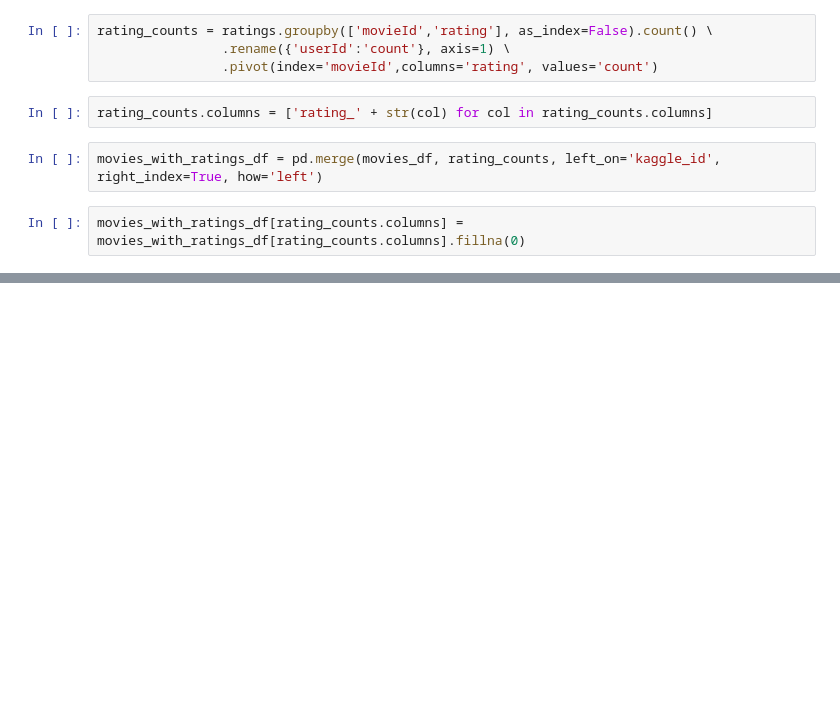
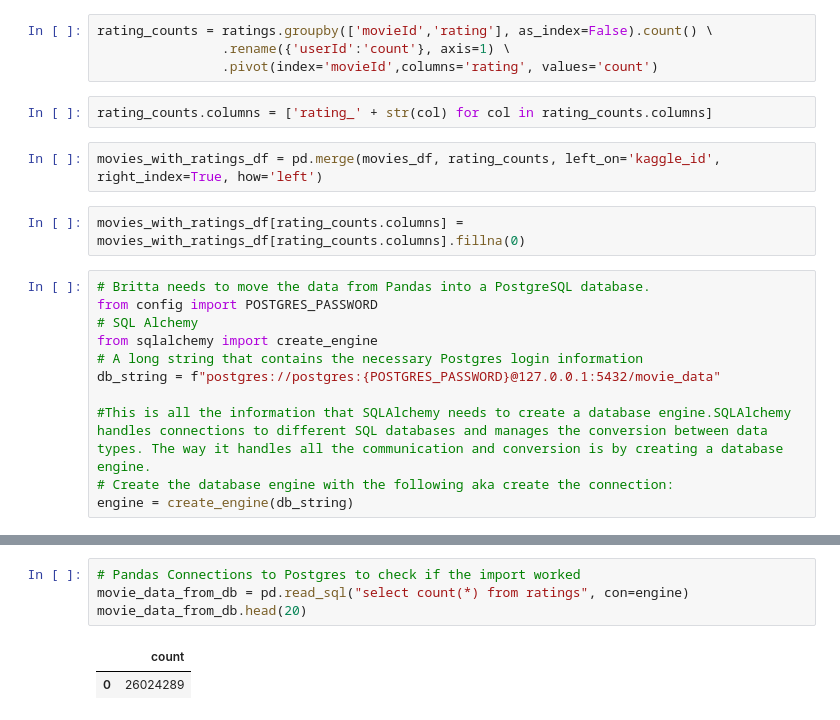
Before and after one commit to JovaniPink/movies-etl, a Jupyter notebook: wiki_kaggle_etl.ipynb, the cells around one changed output, grey strips where cells are left out. Cells and saved outputs as stored; diff of their text form; blank space fills up the shorter version.

Commit message:
Final computations and loaded into SQL.

```diff
--- a/wiki_kaggle_etl.ipynb
+++ b/wiki_kaggle_etl.ipynb
@@ -399,3 +964,14 @@ rating_counts.columns = ['rating_' + str(col) for col in rating_counts.columns]
 movies_with_ratings_df = pd.merge(movies_df, rating_counts, left_on='kaggle_id', right_index=True, how='left')
 # %%
 movies_with_ratings_df[rating_counts.columns] = movies_with_ratings_df[rating_counts.columns].fillna(0)
+# %%
+# Britta needs to move the data from Pandas into a PostgreSQL database.
+from config import POSTGRES_PASSWORD
+# SQL Alchemy
+from sqlalchemy import create_engine
+# A long string that contains the necessary Postgres login information
+db_string = f"postgres://postgres:{POSTGRES_PASSWORD}@127.0.0.1:5432/movie_data"
+
+#This is all the information that SQLAlchemy needs to create a database engine.SQLAlchemy handles connections to different SQL databases and manages the conversion between data types. The way it handles all the communication and conversion is by creating a database engine.
+# Create the database engine with the following aka create the connection:
+engine = create_engine(db_string)
@@ -401,0 +1030,7 @@ movies_with_ratings_df[rating_counts.columns] = movies_with_ratings_df[rating_co
+# %%
+# Pandas Connections to Postgres to check if the import worked
+movie_data_from_db = pd.read_sql("select count(*) from ratings", con=engine)
+movie_data_from_db.head(20)
+# %% [output]
+|  | count |
+| 0 | 26024289 |
```
Also changed, not shown: parts of 60 cells of this notebook, 1 other file.
